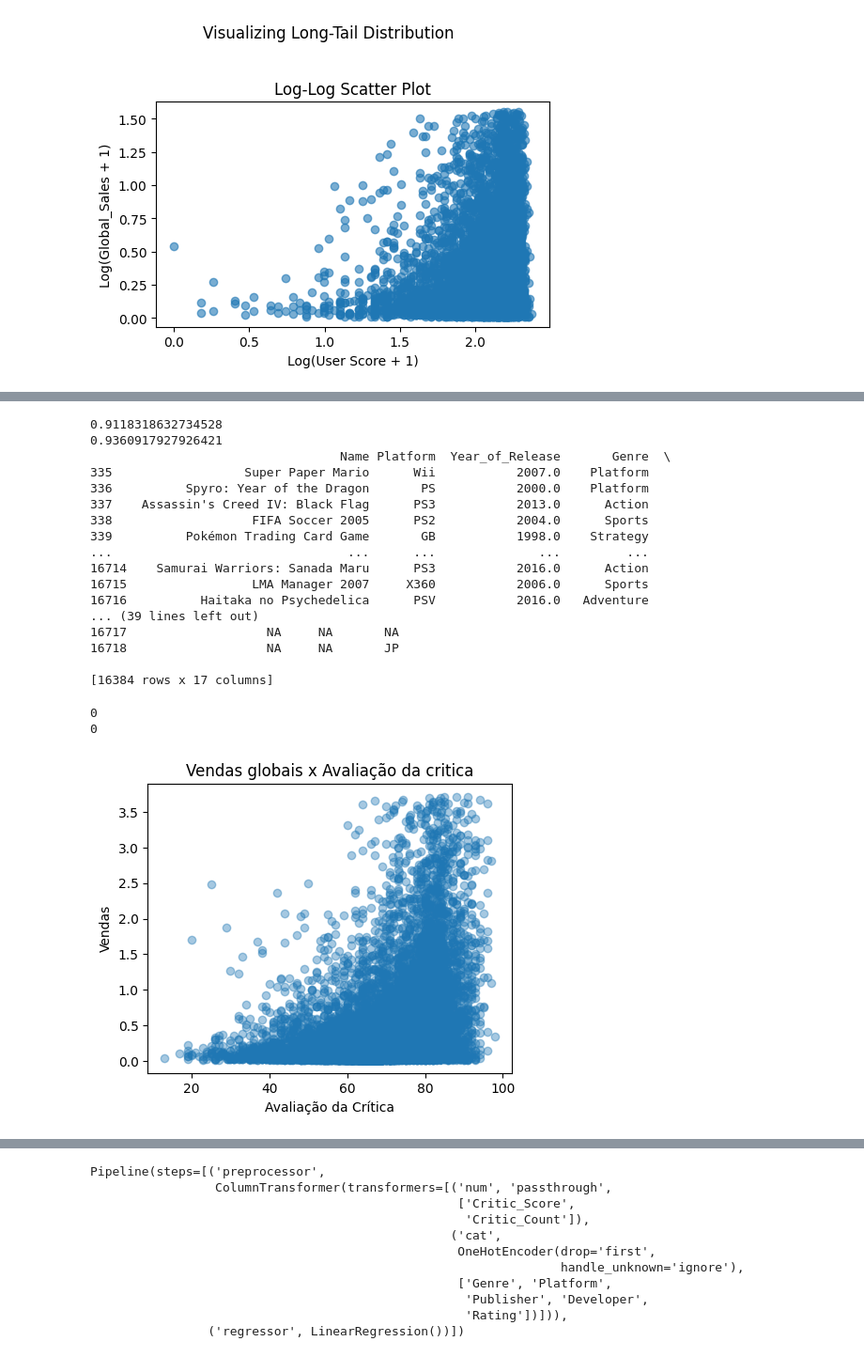
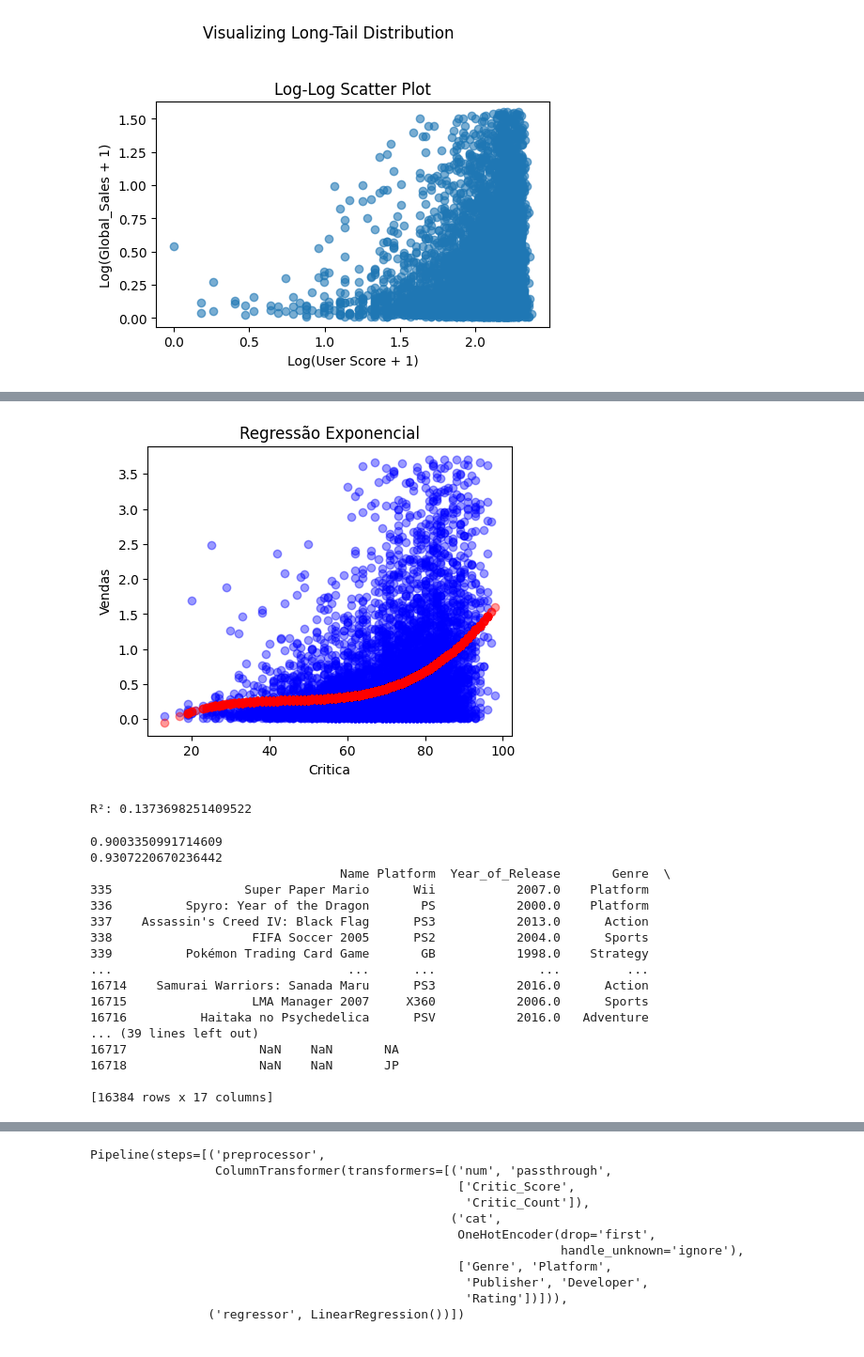
Before and after one commit to wolke412/topicos-4, a Jupyter notebook: regression.ipynb, the cells around one changed output, grey strips where cells are left out. Shown at 94% size. Drawn from its saved outputs; the diff is of its cells as text; code cells hidden in the pictures.

```diff
--- a/regression.ipynb
+++ b/regression.ipynb
@@ -214,3 +216,33 @@ R²: 0.16904446453725253
+# %%
+
+xcol = [ "Critic_Score" ]
+ycol = "Global_Sales"
+
+X = fdf[xcol]
+y = fdf[ycol]
+
+poly = PolynomialFeatures(degree=3)
+X_poly = poly.fit_transform(X)
+
+model = LinearRegression()
+model.fit(X_poly, y)
+
+y_pred = model.predict(X_poly)
+
+plt.figure(figsize=(5, 4))
+
+plt.scatter(X, (y), color='blue', label='Real', alpha=0.4)
+plt.scatter(X, (y_pred), color='red', label='Predição', alpha=.4)
+
+plt.title('Regressão Exponencial')
+plt.xlabel("Critica")
+plt.ylabel("Vendas")
+plt.show()
+
+print( f"R²: {model.score(X_poly, y)}" )
+# %% [output]
+[figure, added]
+R²: 0.1373698251409522
 # %%
 from sklearn.ensemble import RandomForestRegressor
 from sklearn.preprocessing import OneHotEncoder
@@ -223,11 +255,16 @@ fdf = df.copy()
 train_data = fdf[fdf['Critic_Score'].notna()]
 predict_data = fdf[fdf['Critic_Score'].isna()]
 
-
 train_data_count   = fdf[fdf['Critic_Count'].notna()]
 predict_data_count = fdf[fdf['Critic_Count'].isna()]
 
-categoricos = ['Genre', 'Platform', "Publisher", "Developer"]
+categoricos = [
+    'Genre',
+    'Platform',
+    'Greatest',
+    'Publisher',
+]
+
 numericos = [
     'Global_Sales',
     'NA_Sales',
@@ -274,8 +311,8 @@ fdf.loc[fdf['Critic_Count'].isna(), 'Critic_Count'] = predicted_count
 
 print(fdf)
 # %% [output]
-0.9118318632734528
-0.9360917927926421
+0.9003350991714609
+0.9307220670236442
                                   Name Platform  Year_of_Release       Genre  \
 335                  Super Paper Mario      Wii           2007.0    Platform
 336          Spyro: Year of the Dragon       PS           2000.0    Platform
@@ -287,29 +324,7 @@ print(fdf)
 16715                 LMA Manager 2007     X360           2006.0      Sports
 16716          Haitaka no Psychedelica      PSV           2016.0   Adventure
 ... (39 lines left out)
-16717                   NA     NA       NA
-16718                   NA     NA       JP
+16717                  NaN    NaN       NA
+16718                  NaN    NaN       JP
 
 [16384 rows x 17 columns]
-# %%
-print ( fdf["Critic_Score"].isna().sum() )
-print ( fdf["Critic_Count"].isna().sum() )
-# %% [output]
-0
-0
-# %%
-plt.figure(figsize=(5,4))
-tgt = 'Critic_Score'
-
-plt.title('Vendas globais x Avaliação da critica')
-plt.scatter(
-  fdf[tgt],
-  fdf['Global_Sales'],
-  alpha=.4
-)
-
-plt.xlabel('Avaliação da Crítica')
-plt.ylabel('Vendas')
-plt.show()
-# %% [output]
-[figure, removed]
```
Also changed, not shown: parts of 8 cells of this notebook, 7 other files.
